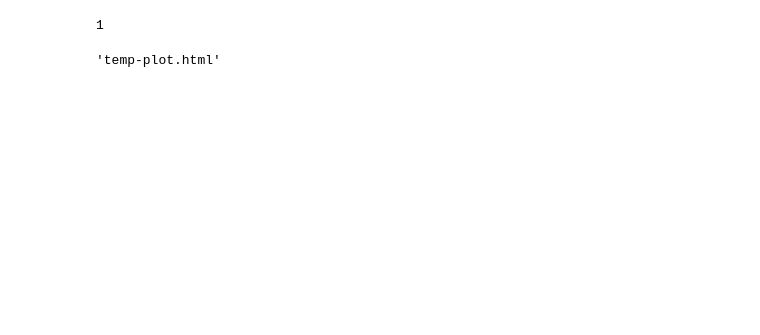
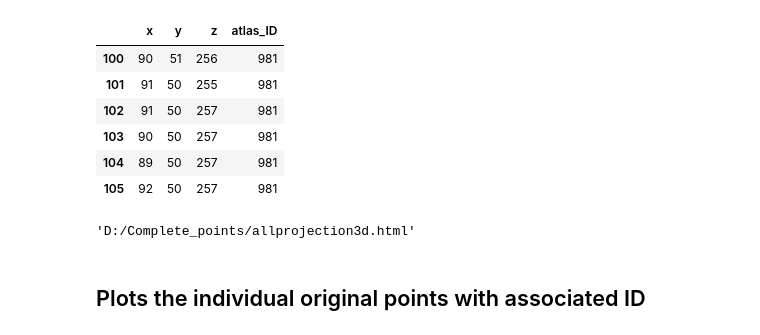
Before and after one commit to YANQI-LIU/Image_Registration, a Jupyter notebook: PlottingGraph.ipynb, the cells around one changed output. Cells and saved outputs as stored; diff of their text form; code cells hidden in the pictures; blank space fills up the shorter version.

```diff
--- a/PlottingGraph.ipynb
+++ b/PlottingGraph.ipynb
@@ -35,17 +26,31 @@ axons=[os.path.join(results_dir,i) for i in files if '_axons.csv' in i]
-# %%
-random.randint(1,len(axons))
-# %% [output]
-1
+# %%
+data_pd=pd.read_csv(axons[0])
+data_pd.loc[100:105]
+# %% [output]
+|  | x | y | z | atlas_ID |
+| 100 | 90 | 51 | 256 | 981 |
+| 101 | 91 | 50 | 255 | 981 |
+| 102 | 91 | 50 | 257 | 981 |
+| 103 | 90 | 50 | 257 | 981 |
+| 104 | 89 | 50 | 257 | 981 |
+| 105 | 92 | 50 | 257 | 981 |
 # %%
 fig=go.Figure()
 
 for count,names in enumerate(axons):
     data_pd=pd.read_csv(names)
     name= re.search('\D{2}[0-9]{3}', names)[0]
+
+    data_pd['name']= [na.give_me_name(i) for i in data_pd['atlas_ID']]
+    data_pd['ML']= [na.stereotaxis(i,ml=1) for i in data_pd['x']]
+    data_pd['AP']= [na.stereotaxis(i,ml=0) for i in data_pd['z']]
+    data_pd['DV']= [i*25/1000 for i in data_pd['y']]
+
     fig.add_trace(go.Scatter3d(
-        x=data_pd['x'],
-        y=data_pd['y'],
-        z=data_pd['z'],
+        x=data_pd['ML'],
+        y=data_pd['DV'],
+        z=data_pd['AP'],
+
         mode='markers',
         name=name,
         marker=dict(
@@ -53,8 +58,10 @@ for count,names in enumerate(axons):
             color=count,
             opacity=0.5
         ),
-        hovertext= data_pd['atlas_ID'],
-        hoverinfo='text'
+
+        text=data_pd['name'],
+        hovertemplate= '%{text}<br> ML: %{x} mm <br> AP: %{z} mm'
+
     ))
 
 camera = dict(
@@ -64,9 +71,11 @@ camera = dict(
     #Need to change the axis title depending on the direction and orientation of the origional image (ie, imaging started from cerebellum vs. imaging started from olfactorybulb)
 fig.update_layout(scene_camera=camera,
                       scene=dict(
-                        xaxis_title='Smaller=more medial',
-                        yaxis_title='Smaller=more dorsal',
-                        zaxis_title='Smaller=more anterior'))
-plot(fig)
+                        xaxis_title='Medial-lateral',
+                        yaxis_title='Dorsal-ventral',
+                        zaxis_title='Anterior-posterior'))
+plot(fig,filename=results_dir+'allprojection3d.html')
 # %% [output]
-'temp-plot.html'
+'D:/Complete_points/allprojection3d.html'
+# %% [markdown]
+## Plots the individual original points with associated ID ##
```
Also changed, not shown: parts of 14 cells of this notebook, 5 other files.
